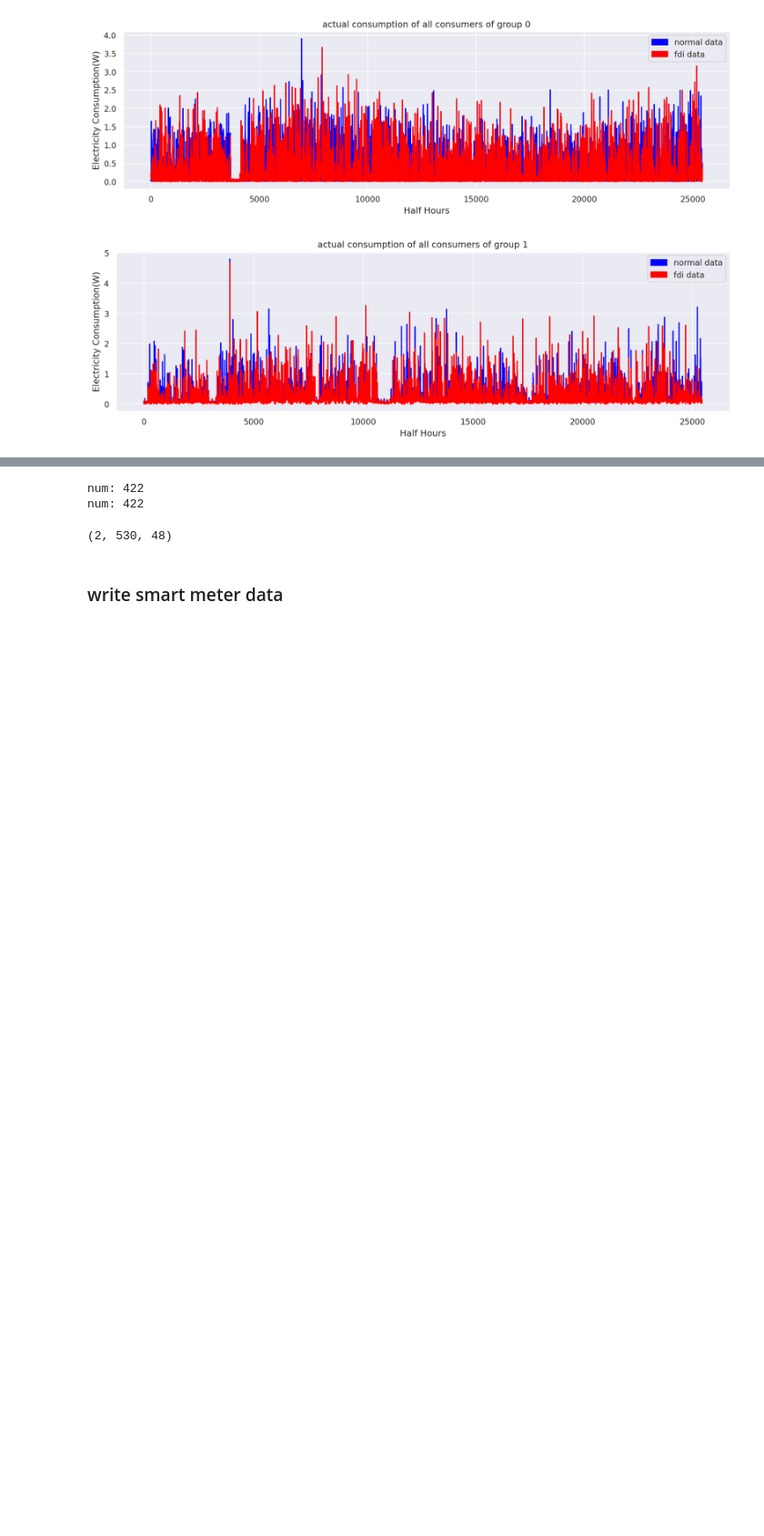
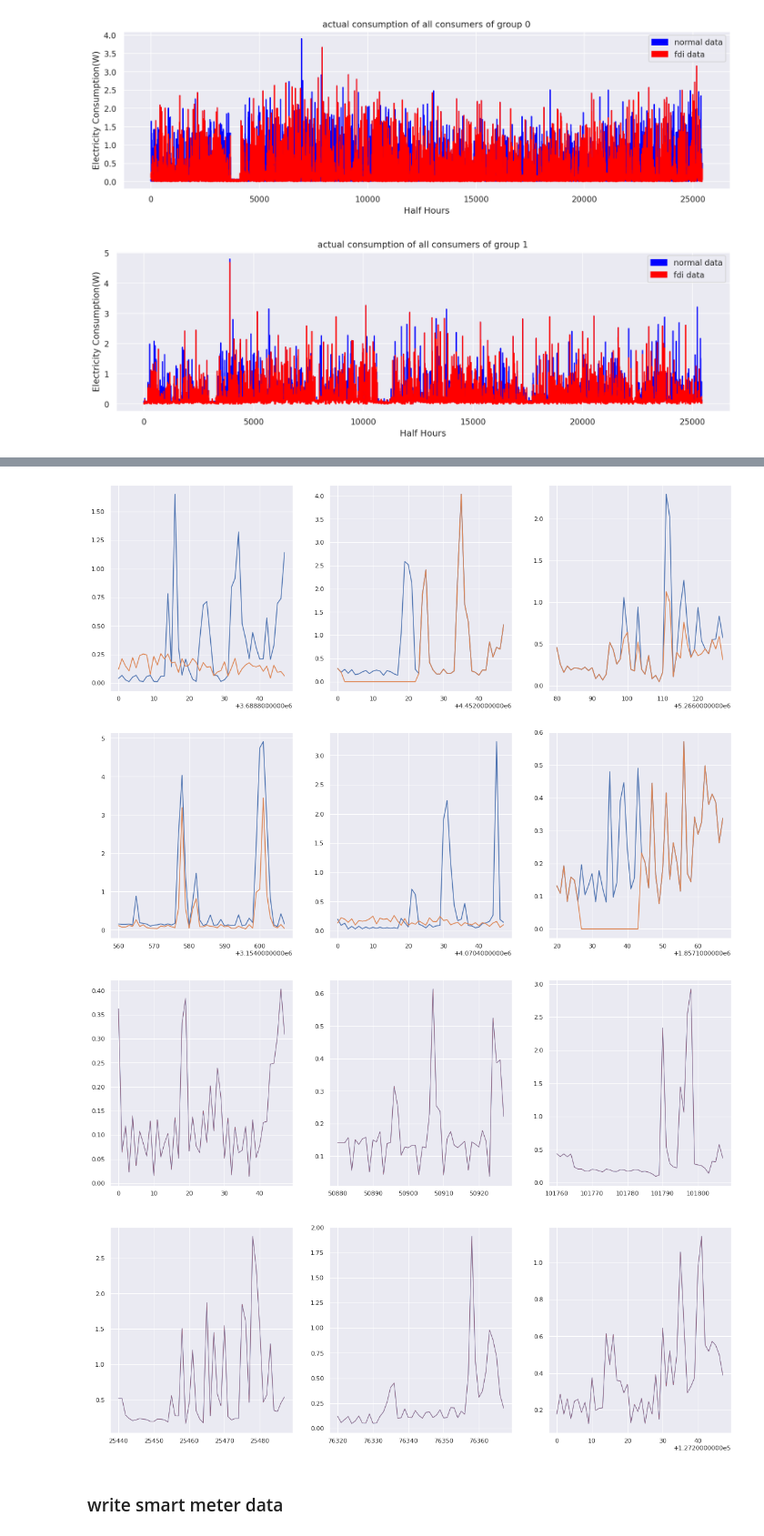
Before and after one commit to BOBO-LU/Non-Technical-Loss, a Jupyter notebook: main-preprocess.ipynb, the cells around one changed output, grey strips where cells are left out. Shown at 91% size. Drawn from its saved outputs; the diff is of its cells as text; code cells hidden in the pictures; blank space fills up the shorter version.

```diff
--- a/main-preprocess.ipynb
+++ b/main-preprocess.ipynb
@@ -348,9 +348,9 @@ final_data_group[8][76*530*48:]
 # %%
 %run module_fdi_generator.ipynb
 # %%
-for i in range(len(final_data_group)):
+for i in range(len(smart_meter_data_group)):
     if i == 2: break
-    plot_data(final_data_group[i], "actual consumption of all consumers of group " + str(i), "normal data", "fdi data", plot_house=1, plot_hour=NUMBER_OF_HALF_HOURS, save=False)
+    plot_data(smart_meter_data_group[i], "actual consumption of all consumers of group " + str(i), "normal data", "fdi data", plot_house=1, plot_hour=NUMBER_OF_HALF_HOURS, save=False)
 # %% [output]
 [figure]
 [figure]
@@ -364,26 +365,0 @@ smart_meter_data_group = final_data_group ## data with fdi
-# %%
-# calculate NTL loss vector for every day
-ntl_loss_data_group = []
-for smart_area in smart_meter_data_group[:2]: # iterate 10 area
-    ntl_loss_data = []
-    num = int(smart_area.shape[0] / 530 / 48) #get meters
-    print("num:", num)
-    for baseoffset in range(num): #iterate fdi meter in each area
-        offset = baseoffset * 530 * 48
-#         display(smart_area[offset:offset+48*530])
-        sub = smart_area["Electricity"][offset:offset+48*530] - smart_area["Atk_Elec"][offset:offset+48*530]
-#         display(sub)
-        try:
-            ntl_loss_data = sub.to_numpy().reshape(NUMBER_OF_DAYS, 48)
-        except:
-            print(baseoffset)
-            print(smart_area["MeterID"][offset:offset+48*530].value_counts())
-            print(sub)
-    ntl_loss_data_group.append(ntl_loss_data)
-
-ntl_loss_data_group = np.asarray(ntl_loss_data_group)
-ntl_loss_data_group.shape
-# %% [output]
-num: 422
-num: 422
-(2, 530, 48)
@@ -397,3 +366,22 @@ for j in range(1):
+# %%
+# make sure there is difference between the observe_meter_data_group and smart_meter_data_group
+day = 530
+a = [145, 335, 175, 371, 418, 73]
+fig , axs = plt.subplots(2,3, figsize=(20,15))
+x = np.arange(48*530)
+for i, m in enumerate(a):
+    axs[i%2, i//2].plot(smart_meter_data_group[0].iloc[m*day*48:m*day*48+48]['Electricity'])
+    axs[i%2, i//2].plot(smart_meter_data_group[0].iloc[m*day*48:m*day*48+48]['Atk_Elec'])
+
+a = [0,1,2,3,4,5]
+fig , axs = plt.subplots(2,3, figsize=(20,15))
+x = np.arange(48*530)
+for i, m in enumerate(a):
+    axs[i%2, i//2].plot(smart_meter_data_group[i].iloc[m*day*48:m*day*48+48]['Electricity'], lw=1)
+    axs[i%2, i//2].plot(smart_meter_data_group[i].iloc[m*day*48:m*day*48+48]['Atk_Elec'], lw=0.6, c='r', alpha=0.8)
+# %% [output]
+[figure, added]
+[figure, added]
 # %% [markdown]
 ### write smart meter data
 # %%
```
Also changed, not shown: parts of 43 cells of this notebook.
